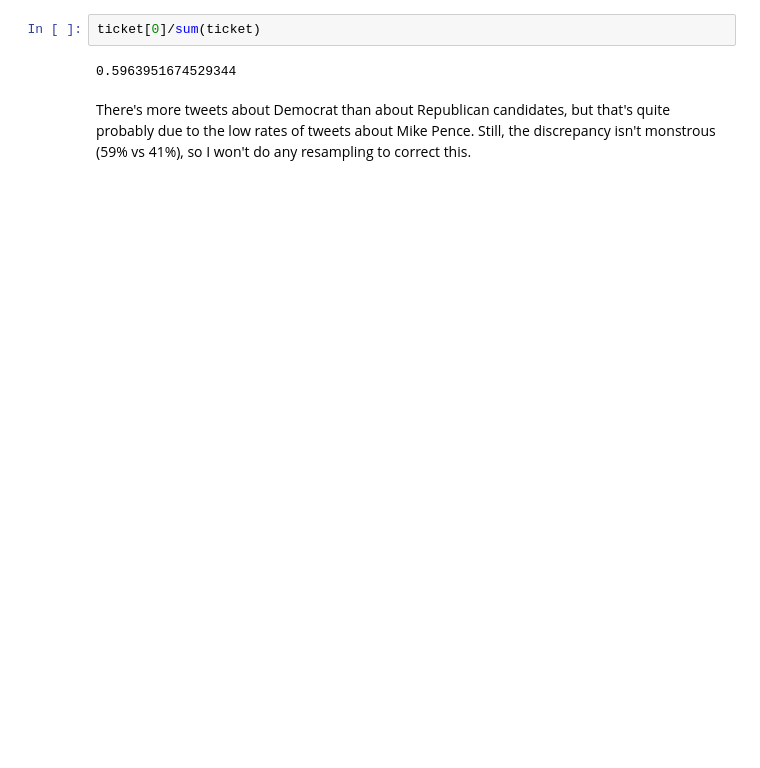
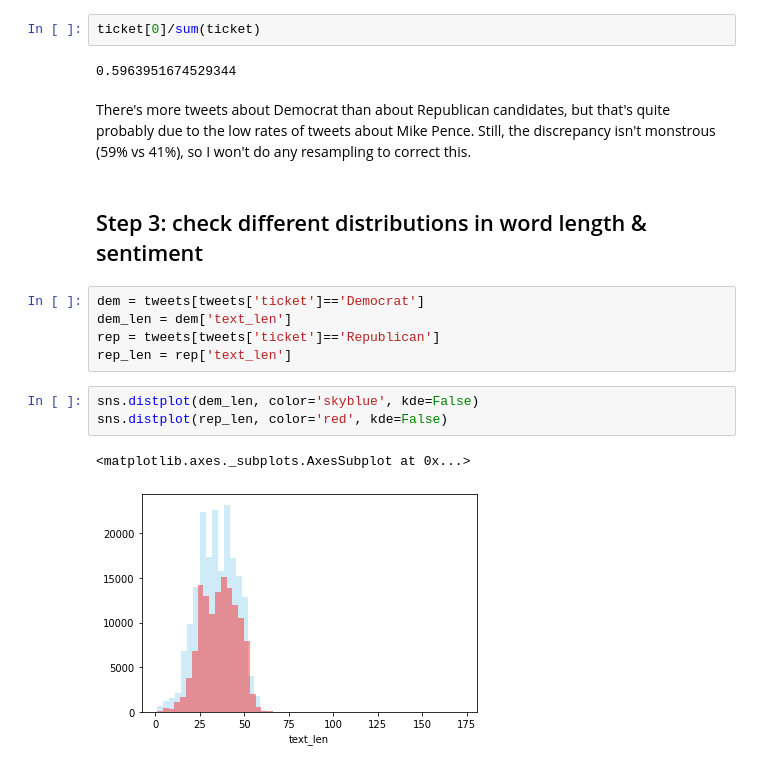
Before and after one commit to lara-ehr/spaCy-explorers, a Jupyter notebook: election-tweet-classification/election_tweet_eda.ipynb, the cells around one changed output. Cells and saved outputs as stored; diff of their text form; blank space fills up the shorter version.

```diff
--- a/election-tweet-classification/election_tweet_eda.ipynb
+++ b/election-tweet-classification/election_tweet_eda.ipynb
@@ -144,3 +157,16 @@ ticket[0]/sum(ticket)
 0.5963951674529344
 # %% [markdown]
 There's more tweets about Democrat than about Republican candidates, but that's quite probably due to the low rates of tweets about Mike Pence. Still, the discrepancy isn't monstrous (59% vs 41%), so I won't do any resampling to correct this.
+# %% [markdown]
+## Step 3: check different distributions in word length & sentiment
+# %%
+dem = tweets[tweets['ticket']=='Democrat']
+dem_len = dem['text_len']
+rep = tweets[tweets['ticket']=='Republican']
+rep_len = rep['text_len']
+# %%
+sns.distplot(dem_len, color='skyblue', kde=False)
+sns.distplot(rep_len, color='red', kde=False)
+# %% [output]
+<matplotlib.axes._subplots.AxesSubplot at 0x...>
+[figure, added]
```
Also changed, not shown: parts of 16 cells of this notebook.
